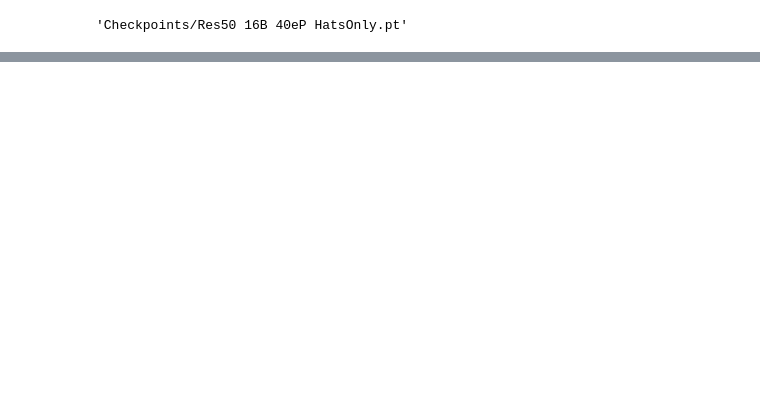
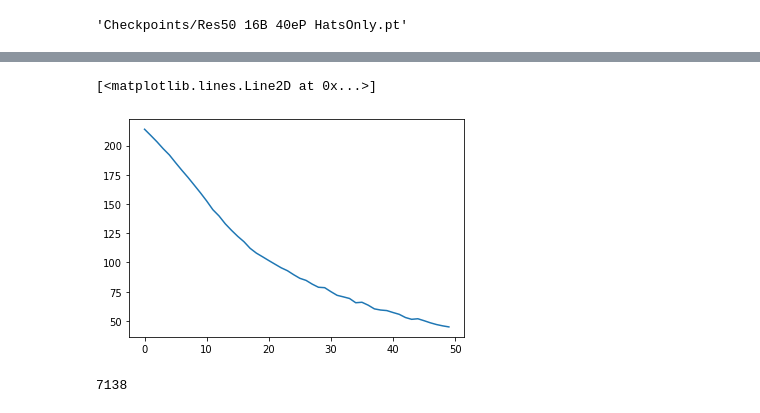
Before and after one commit to YanghuiWu/MV-Hat, a Jupyter notebook: new_net.ipynb, the cells around one changed output, grey strips where cells are left out. Cells and saved outputs as stored; diff of their text form; code cells hidden in the pictures; blank space fills up the shorter version.

```diff
--- a/new_net.ipynb
+++ b/new_net.ipynb
@@ -16,9 +16,8 @@ num_class = 15
 learning_rate = 1e-4
 batch_size = 16
 num_epochs = 50
-refresh_rate = 357 / 3
 
-reload = "Checkpoints/Res50 16B 40eP HatsOnly.pt"
+reload = ""
 'Checkpoints/Res50 16B 40eP HatsOnly.pt'
 # %% [output]
 'Checkpoints/Res50 16B 40eP HatsOnly.pt'
@@ -35,7 +34,7 @@ transform = trans.Compose([
     trans.Normalize(mean=[0.485, 0.456, 0.406], std=[0.229, 0.224, 0.225]),
 ])
 
-subject = 'HatsOnly'
+subject = 'HumanOnly'
 dataset = HatsDataset(csv_file='FinalData/' + subject + '.csv',
                       root_dir='FinalData/' + subject,
                       transform=transform)  #8778
@@ -48,6 +47,8 @@ train_set, test_set = torch.utils.data.random_split(dataset, [divider, len(datas
 train_loader = torch.utils.data.DataLoader(train_set, batch_size=batch_size, shuffle=True, num_workers=2)
 test_loader = torch.utils.data.DataLoader(test_set, batch_size=batch_size, shuffle=False, num_workers=2)
 
+refresh_rate = round(divider / batch_size / 4)
+
 classes = ('baseballcap', 'BikeHelmet', 'BucketHat', 'CowboyHat',
            'FeltHat', 'FireFighterHat', 'FlatCap', 'GraduationCap', 'Heaterhat', 'MilitaryHelmet',
            'MotorCycle Helmet', 'Police Hat', 'SateftyHelmet', 'TopHat', 'beanie')
@@ -72,7 +73,7 @@ if reload:
     ep = checkpoint['epoch']
     losses = checkpoint['losses']
 
-    train_set = checkpoint['train_set']
-    test_set = checkpoint['test_set']
-    train_loader = checkpoint['train_loader']
-    test_loader = checkpoint['test_loader']
+    # train_set = checkpoint['train_set']
+    # test_set = checkpoint['test_set']
+    # train_loader = checkpoint['train_loader']
+    # test_loader = checkpoint['test_loader']
@@ -89,6 +106,7 @@ for epoch in tqdm(range(num_epochs)):  # loop over the dataset multiple times
     since = time.time()
     running_loss = 0.0
     loss_sum = 0.0
+    print(f'{epoch + 1:2d}.', end=" ")
     for i, data in enumerate(train_loader, 0):
         inputs, labels = data[0].to(device), data[1].to(device)
 
@@ -104,12 +122,14 @@ for epoch in tqdm(range(num_epochs)):  # loop over the dataset multiple times
         running_loss += loss.item()
 
         if i % refresh_rate == refresh_rate - 1:  # print every 2000 mini-batches
-            print(f'[{epoch + 1:2d}, {i + 1:4d}]loss:{running_loss / refresh_rate:.3f}', end=" || ")
+            print(f'{i + 1:4d}-loss:{running_loss / refresh_rate:.3f}', end=" ||")
             loss_sum += running_loss
             running_loss = 0.0
     time_elapsed = time.time() - since
-    print('The eP lasted {:.0f}m {:.0f}s'.format(time_elapsed // 60, time_elapsed % 60))
+    print('Lasted {:.0f}m {:.0f}s, Remaining {:.1f}m'.format(time_elapsed // 60, time_elapsed % 60,
+                                                             time_elapsed / 60 * (num_epochs - epoch - 1)))
     losses.append(loss_sum)
 
 print('Finished Training')
 plt.plot(losses)
+# %% [output]
@@ -116,3 +153,21 @@ plt.plot(losses)
+[<matplotlib.lines.Line2D at 0x...>]
+[figure, added]
+# %%
+test = False
+if test:
+    subject = 'HatsOnly'
+    dataset = HatsDataset(csv_file='FinalData/' + subject + '.csv',
+                          root_dir='FinalData/' + subject,
+                          transform=transform)  #8778
+
+    print(len(dataset))
+
+    # transform = torchvision.transforms.Compose([torchvision.transforms.ToTensor()])
+    divider = round(len(dataset) * 0.8)
+    train_set, test_set = torch.utils.data.random_split(dataset, [divider, len(dataset) - divider])
+    test_loader = torch.utils.data.DataLoader(test_set, batch_size=batch_size, shuffle=False, num_workers=2)
+# %% [output]
+7138
 # %%
 correct = 0
 total = 0
```
Also changed, not shown: parts of 5 cells of this notebook.
